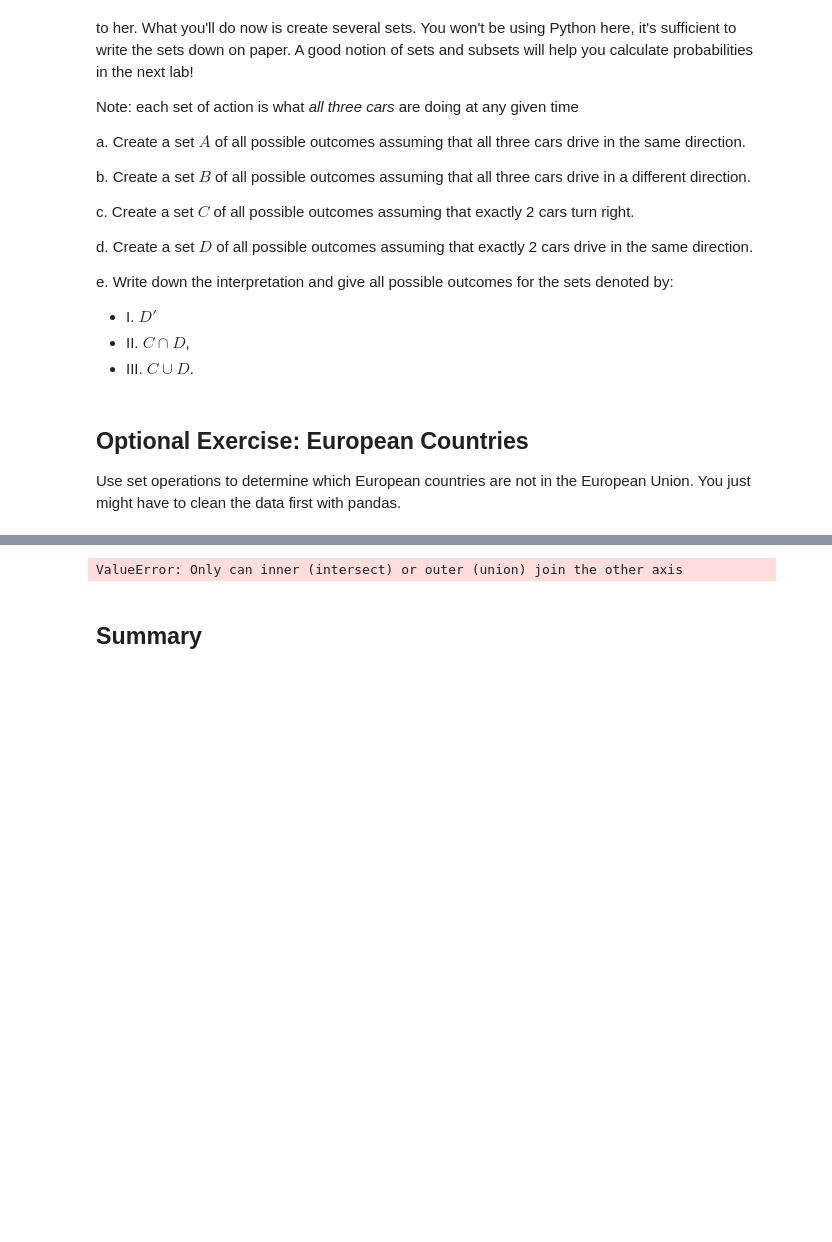
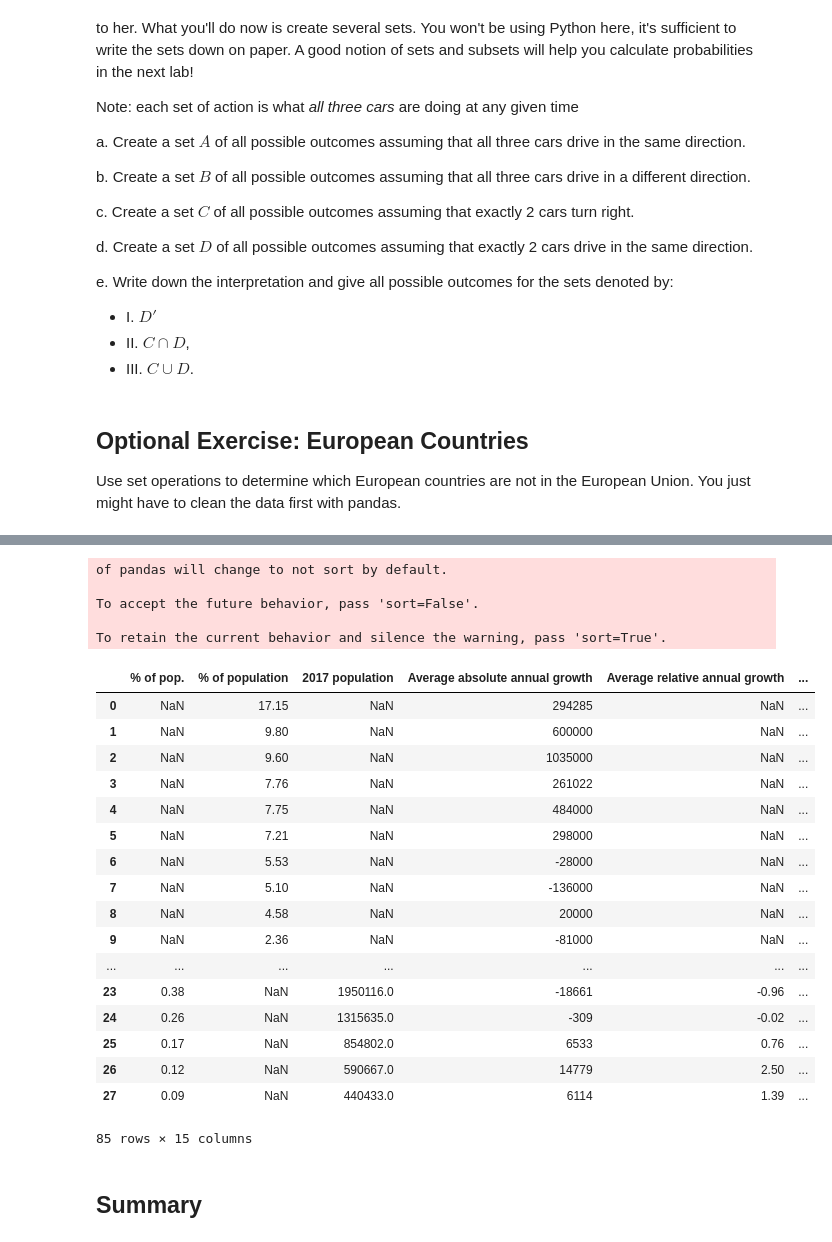
Before and after one commit to jmt0221/dsc-intro-to-sets-lab-nyc-ds-082619, a Jupyter notebook: index.ipynb, the cells around one changed output, grey strips where cells are left out. Drawn from its saved outputs; the diff is of its cells as text; code cells hidden in the pictures; blank space fills up the shorter version.

```diff
--- a/index.ipynb
+++ b/index.ipynb
@@ -283,9 +283,31 @@ europe.head(3) #preview dataframe
 | 2 | 3.0 | Turkey | 80810000 | 9.60 | 1.34 | 1035000 | ... |
 # %%
 # Your code comes here
-pd.concat([europe,eu],join = 'right')
+pd.concat([europe,eu],join = 'outer')
 # %% [output]
-ValueError: Only can inner (intersect) or outer (union) join the other axis
+of pandas will change to not sort by default.
+
+To accept the future behavior, pass 'sort=False'.
+
+To retain the current behavior and silence the warning, pass 'sort=True'.
+|  | % of pop. | % of population | 2017 population | Average absolute annual growth | Average relative annual growth | ... |
+| 0 | NaN | 17.15 | NaN | 294285 | NaN | ... |
+| 1 | NaN | 9.80 | NaN | 600000 | NaN | ... |
+| 2 | NaN | 9.60 | NaN | 1035000 | NaN | ... |
+| 3 | NaN | 7.76 | NaN | 261022 | NaN | ... |
+| 4 | NaN | 7.75 | NaN | 484000 | NaN | ... |
+| 5 | NaN | 7.21 | NaN | 298000 | NaN | ... |
+| 6 | NaN | 5.53 | NaN | -28000 | NaN | ... |
+| 7 | NaN | 5.10 | NaN | -136000 | NaN | ... |
+| 8 | NaN | 4.58 | NaN | 20000 | NaN | ... |
+| 9 | NaN | 2.36 | NaN | -81000 | NaN | ... |
+| ... | ... | ... | ... | ... | ... | ... |
+| 23 | 0.38 | NaN | 1950116.0 | -18661 | -0.96 | ... |
+| 24 | 0.26 | NaN | 1315635.0 | -309 | -0.02 | ... |
+| 25 | 0.17 | NaN | 854802.0 | 6533 | 0.76 | ... |
+| 26 | 0.12 | NaN | 590667.0 | 14779 | 2.50 | ... |
+| 27 | 0.09 | NaN | 440433.0 | 6114 | 1.39 | ... |
+85 rows × 15 columns
 # %% [markdown]
 ## Summary
 # %% [markdown]
```
